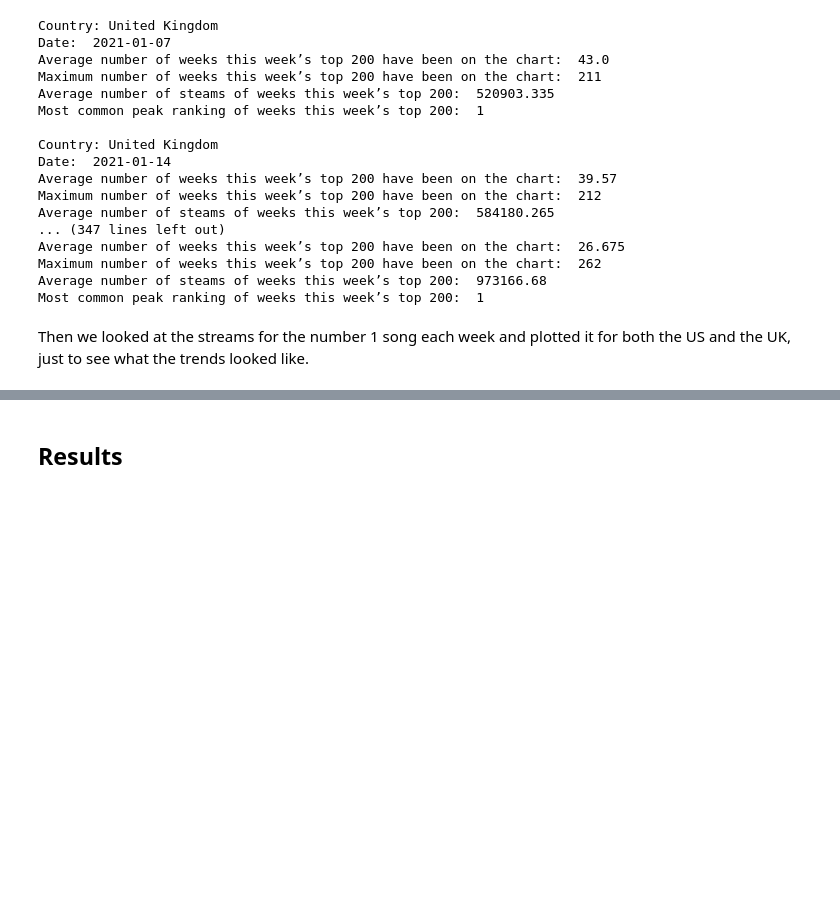
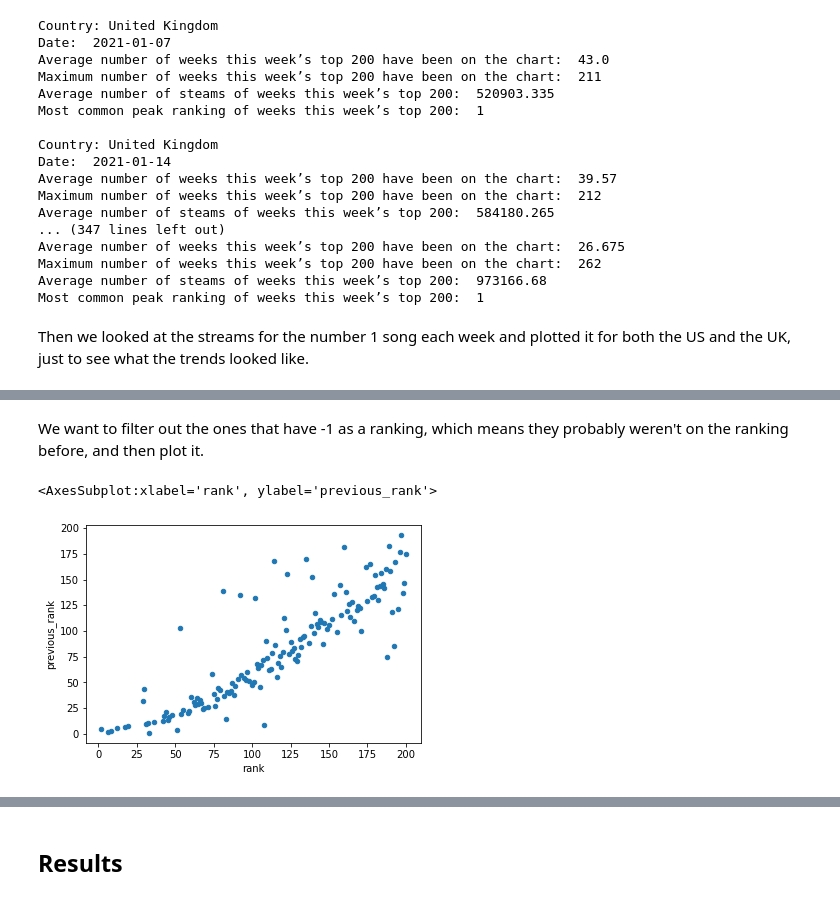
Before and after one commit to spurthirallapalli/DH140-FinalProject, a Jupyter notebook: FinalProject/FinalProject.ipynb, the cells around one changed output, grey strips where cells are left out. Cells and saved outputs as stored; diff of their text form; code cells hidden in the pictures; blank space fills up the shorter version.

```diff
--- a/FinalProject/FinalProject.ipynb
+++ b/FinalProject/FinalProject.ipynb
@@ -300,0 +313,8 @@ number1uk.plot(kind='bar', x='date', y='streams')
+# %% [markdown]
+We want to filter out the ones that have -1 as a ranking, which means they probably weren't on the ranking before, and then plot it.
+# %%
+peakprevfiltUS = peakprev.loc[peakprev['previous_rank'] != -1]
+peakprevfiltUS.plot(kind='scatter', x='rank', y='previous_rank')
+# %% [output]
+<AxesSubplot:xlabel='rank', ylabel='previous_rank'>
+[figure, added]
```
Also changed, not shown: parts of 18 cells of this notebook.
